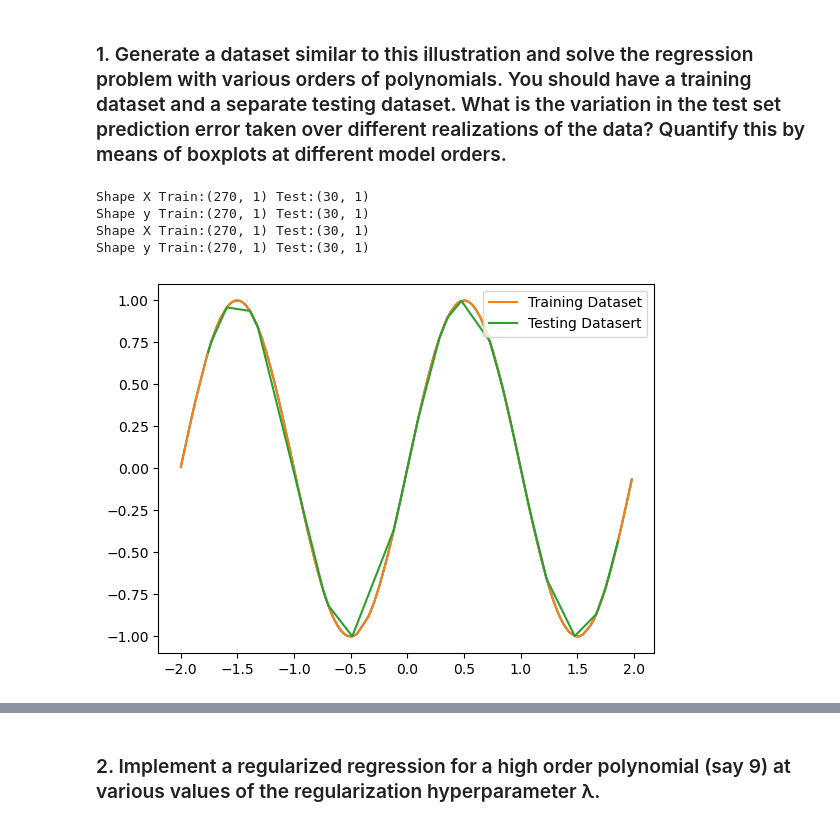
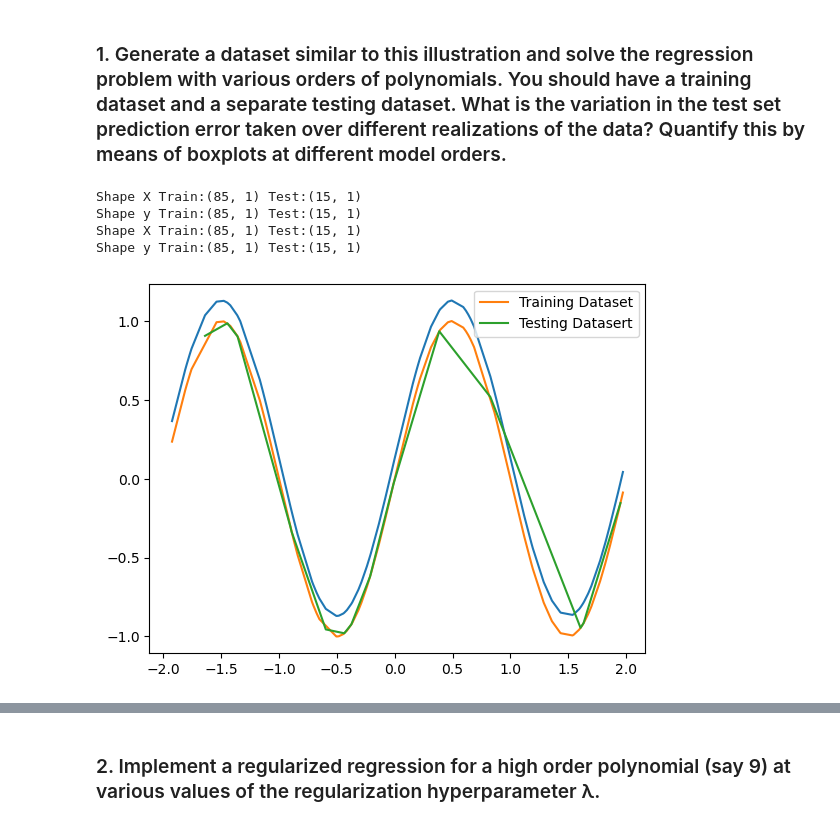
Before and after one commit to FredMCA/COMP6257-Coursework_1, a Jupyter notebook: notebook.ipynb, the cells around one changed output, grey strips where cells are left out. Saved outputs shown, nothing was run; the diff lists cells and outputs as text; code cells hidden in the pictures.

```diff
--- a/notebook.ipynb
+++ b/notebook.ipynb
@@ -10,8 +10,11 @@ import matplotlib.pyplot as plt
 import math
 
 from sklearn.model_selection import train_test_split
+# %%
+def noise(n,m):
+    return np.random.normal(n,m,1)
 # %%
-n = 300
+n = 100
 
 rn = np.random.uniform(-2, 2, n)
 x_clean = np.reshape(np.sort(rn, axis=0), (n, 1))
@@ -22,30 +25,30 @@ def f(x):
 x = x_clean
 f2 = np.vectorize(f)
 y_clean = f2(x)
-y = y_clean #+ noise(0,0.1)
+y = y_clean + noise(0,0.1)
 # %%
-x_train_2, x_test_2, y_train, y_test = train_test_split(x,y,test_size=0.1)
+x_train_2, x_test_2, y_train, y_test = train_test_split(x,y,test_size=0.15)
 
 print('Shape X Train:'+str(x_train_2.shape)+" Test:"+str(x_test_2.shape))
 print('Shape y Train:'+str(y_train.shape)+" Test:"+str(y_test.shape))
 x_train = np.reshape(np.sort(x_train_2, axis=0), (len(x_train_2), 1))
 x_test = np.reshape(np.sort(x_test_2, axis=0), (len(x_test_2), 1))
 
 y_train = f2(x_train)
 y_test = f2(x_test)
 
 print('Shape X Train:'+str(x_train.shape)+" Test:"+str(x_test.shape))
 print('Shape y Train:'+str(y_train.shape)+" Test:"+str(y_test.shape))
 
 
 plt.plot(x,y)
 plt.plot(x_train, y_train, label="Training Dataset")
 plt.plot(x_test, y_test, label="Testing Datasert")
 plt.legend()
 plt.savefig("fig/traintestsplit.png")
 # %% [output]
-Shape X Train:(270, 1) Test:(30, 1)
-Shape y Train:(270, 1) Test:(30, 1)
-Shape X Train:(270, 1) Test:(30, 1)
-Shape y Train:(270, 1) Test:(30, 1)
+Shape X Train:(85, 1) Test:(15, 1)
+Shape y Train:(85, 1) Test:(15, 1)
+Shape X Train:(85, 1) Test:(15, 1)
+Shape y Train:(85, 1) Test:(15, 1)
-[figure, old version]
+[figure, new version]
```
Also changed, not shown: parts of 15 cells of this notebook, 10 other files.
